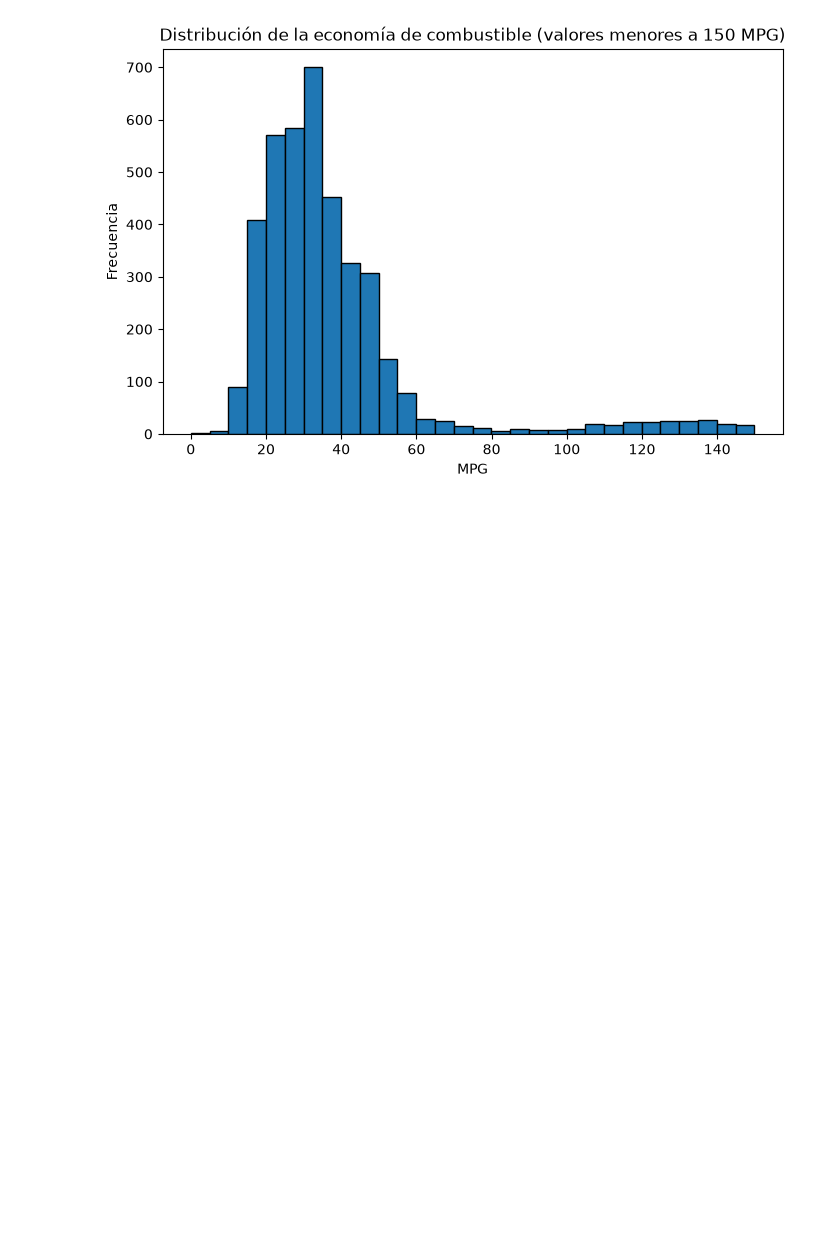
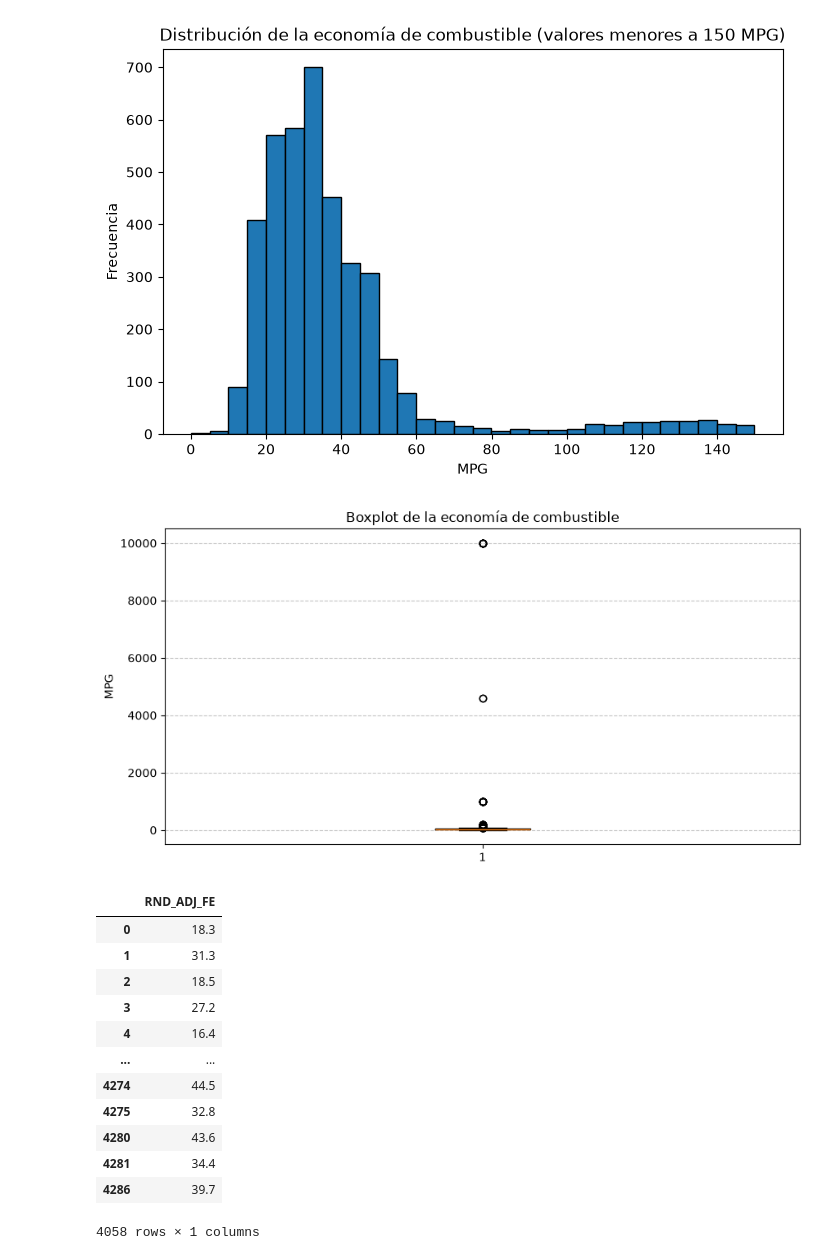
Before and after one commit to abiordorica13/TPEFUNDAMENTOS, a Jupyter notebook: Untitled-1.ipynb, the cells around one changed output. Cells and saved outputs as stored; diff of their text form; code cells hidden in the pictures; blank space fills up the shorter version.

```diff
--- a/Untitled-1.ipynb
+++ b/Untitled-1.ipynb
@@ -212,3 +229,32 @@ plt.title("Distribución de la economía de combustible (valores menores a 150 M
 plt.show()
 # %% [output]
 [figure]
+# %%
+#Visualizamos los outliers de la economia de combustible
+col = 'RND_ADJ_FE'
+
+plt.figure(figsize=(10, 5))
+plt.boxplot(df[col].dropna())
+
+plt.title("Boxplot de la economía de combustible")
+plt.ylabel("MPG")
+plt.grid(axis='y', linestyle='--', alpha=0.7)
+
+plt.show()
+
+df.loc[df[col] > 10, [col]]
+# %% [output]
+[figure, added]
+|  | RND_ADJ_FE |
+| 0 | 18.3 |
+| 1 | 31.3 |
+| 2 | 18.5 |
+| 3 | 27.2 |
+| 4 | 16.4 |
+| ... | ... |
+| 4274 | 44.5 |
+| 4275 | 32.8 |
+| 4280 | 43.6 |
+| 4281 | 34.4 |
+| 4286 | 39.7 |
+4058 rows × 1 columns
```
Also changed, not shown: parts of 5 cells of this notebook.
